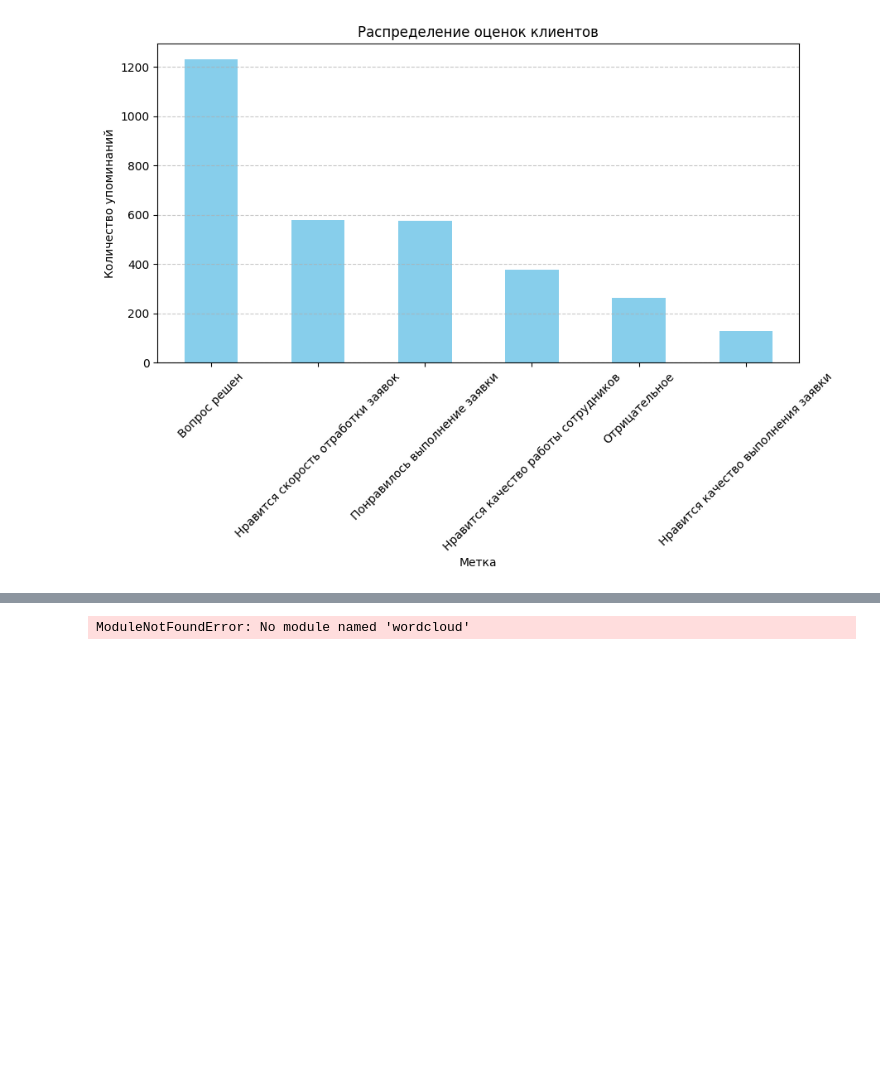
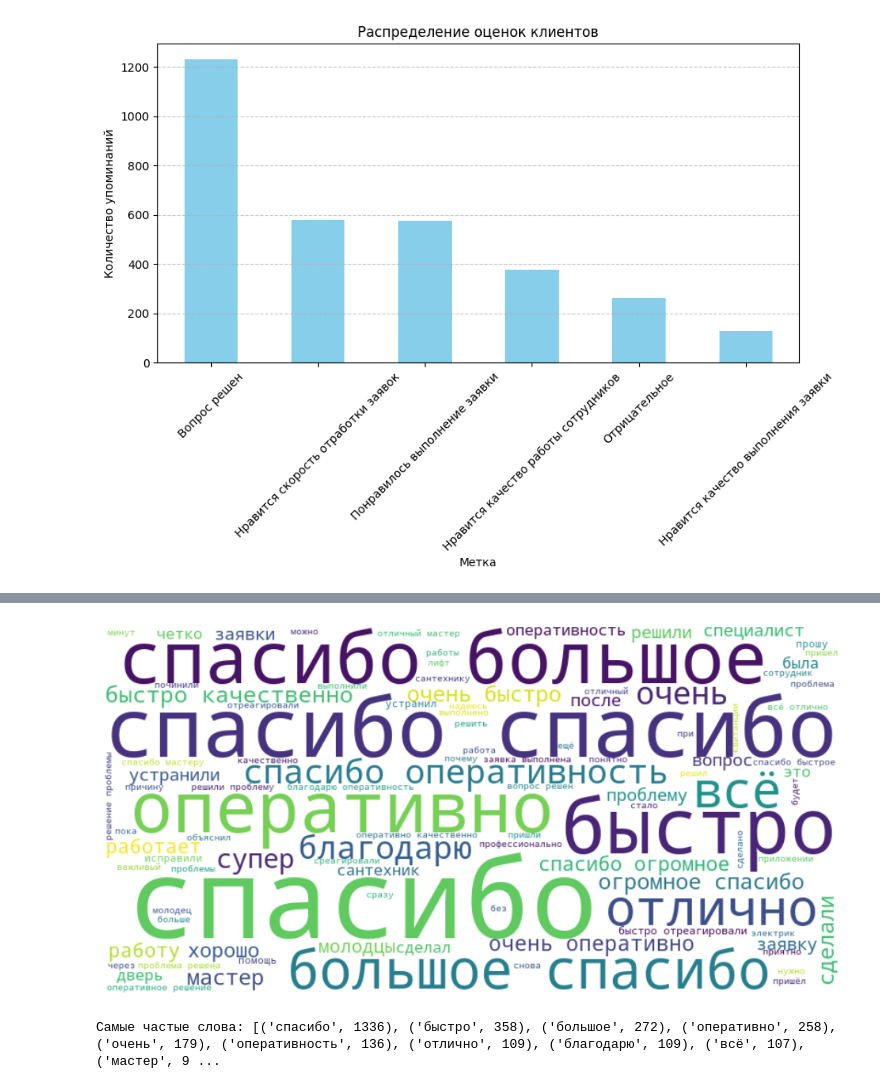
Before and after one commit to fat1re/Intensive4, a Jupyter notebook: main.ipynb, the cells around one changed output, grey strips where cells are left out. Cells and saved outputs as stored; diff of their text form; code cells hidden in the pictures; blank space fills up the shorter version.

```diff
--- a/main.ipynb
+++ b/main.ipynb
@@ -214,29 +237,51 @@ df.describe()
 # %%
 from wordcloud import WordCloud
 import matplotlib.pyplot as plt
-from nltk.corpus import stopwords
-import string
-import nltk
+from collections import Counter
+import re
+from sklearn.feature_extraction.text import ENGLISH_STOP_WORDS
 
-# Скачиваем стоп-слова для русского языка (если ещё не установлены)
-nltk.download('stopwords')
+RUSSIAN_STOP_WORDS = {
+    'и', 'в', 'во', 'не', 'что', 'он', 'на', 'я', 'с', 'со', 'как', 'а', 'то',
+    'все', 'она', 'так', 'его', 'но', 'да', 'ты', 'к', 'у', 'же', 'вы', 'за',
+    'бы', 'по', 'только', 'ее', 'мне', 'было', 'вот', 'от', 'меня', 'еще',
+    'нет', 'о', 'из', 'ему', 'теперь', 'когда', 'даже', 'ну', 'вдруг', 'ли',
+    'если', 'уже', 'или', 'ни', 'быть', 'был', 'него', 'до', 'вас', 'нибудь',
+    'опять', 'уж', 'вам', 'ведь', 'там', 'потом', 'себя', 'ничего', 'ей',
+    'может', 'они', 'тут', 'где', 'есть', 'надо', 'ней', 'для', 'мы', 'тебя'
+}
 
-# Загружаем стоп-слова
-russian_stopwords = stopwords.words('russian') + ['это', 'всё', 'весь', 'который', 'очень']
+STOP_WORDS = ENGLISH_STOP_WORDS.union(RUSSIAN_STOP_WORDS)
 
-# Функция для очистки текста
-def clean_text(text):
-    if pd.isna(text):
+def preprocess_text(text):
+    if not isinstance(text, str):
         return ""
-    # Удаляем пунктуацию и цифры
-    text = ''.join([char for char in str(text) if char not in string.punctuation and not char.isdigit()])
-    # Приводим к нижнему регистру
+    text = re.sub(r'[^а-яА-ЯёЁa-zA-Z\s]', '', text)
     text = text.lower()
-    # Удаляем стоп-слова
-    text = ' '.join([word for word in text.split() if word not in russian_stopwords and len(word) > 2])
-    return text
+    words = text.split()
+    words = [word for word in words if word not in STOP_WORDS and len(word) > 2]
+    return ' '.join(words)
 
-# Применяем очистку к колонке comment
-df['cleaned_comment'] = df['comment'].apply(clean_text)
+all_comments = ' '.join(df['comment'].astype(str).apply(preprocess_text))
+
+wordcloud = WordCloud(
+    width=800,
+    height=400,
+    background_color='white',
+    colormap='viridis',
+    max_words=100,
+    stopwords=STOP_WORDS,  # передаем стоп-слова напрямую в WordCloud
+    contour_width=3,
+    contour_color='steelblue'
+).generate(all_comments)
+
+plt.figure(figsize=(12, 8))
+plt.imshow(wordcloud, interpolation='bilinear')
+plt.axis('off')
+plt.show()
+
+word_freq = Counter(all_comments.split())
+print("Самые частые слова:", word_freq.most_common(20))
 # %% [output]
+[figure, added]
-ModuleNotFoundError: No module named 'wordcloud'
+Самые частые слова: [('спасибо', 1336), ('быстро', 358), ('большое', 272), ('оперативно', 258), ('очень', 179), ('оперативность', 136), ('отлично', 109), ('благодарю', 109), ('всё', 107), ('мастер', 9 ...
```
Also changed, not shown: parts of 10 cells of this notebook, 1 other file.
